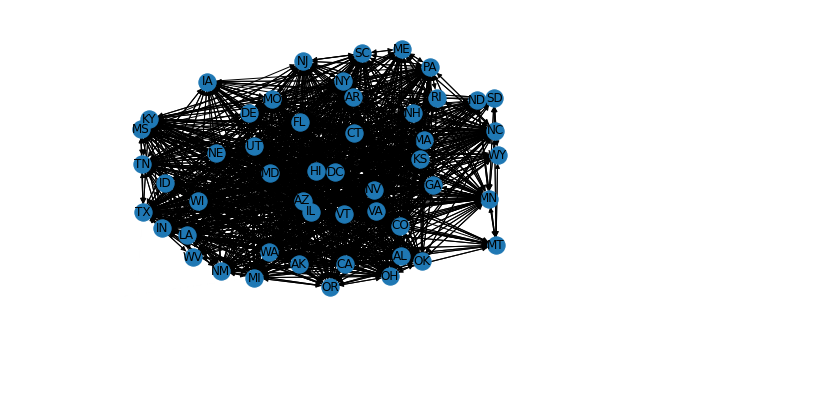
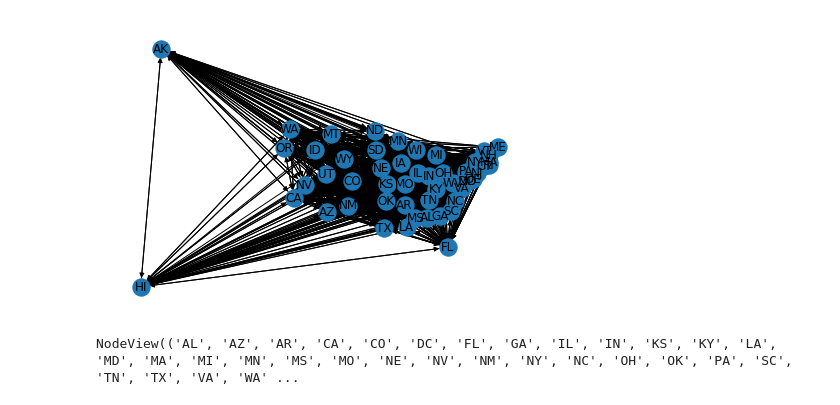
Before and after one commit to psyrgkan/NetworkAnalysis, a Jupyter notebook: draw_graph_with_pos.ipynb, the cells around one changed output. Drawn from its saved outputs; the diff is of its cells as text; code cells hidden in the pictures; blank space fills up the shorter version.

Commit message:
drawing of graphs completed

```diff
--- a/draw_graph_with_pos.ipynb
+++ b/draw_graph_with_pos.ipynb
@@ -12,5 +66,5 @@ with open("./median_graph.p", 'rb') as f:  # notice the r instead of w
 # %%
-nx.draw(median_graph, with_labels=True)
+nx.draw(median_graph, with_labels=True, pos=flipped_dict)
 plt.show()
 # %% [output]
-[figure, old version]
+[figure, new version]
@@ -16,0 +76,4 @@ plt.show()
+# %%
+median_graph_copy.nodes
+# %% [output]
+NodeView(('AL', 'AZ', 'AR', 'CA', 'CO', 'DC', 'FL', 'GA', 'IL', 'IN', 'KS', 'KY', 'LA', 'MD', 'MA', 'MI', 'MN', 'MS', 'MO', 'NE', 'NV', 'NM', 'NY', 'NC', 'OH', 'OK', 'PA', 'SC', 'TN', 'TX', 'VA', 'WA' ...
```
Also changed, not shown: parts of 6 cells of this notebook, 2 other files.
